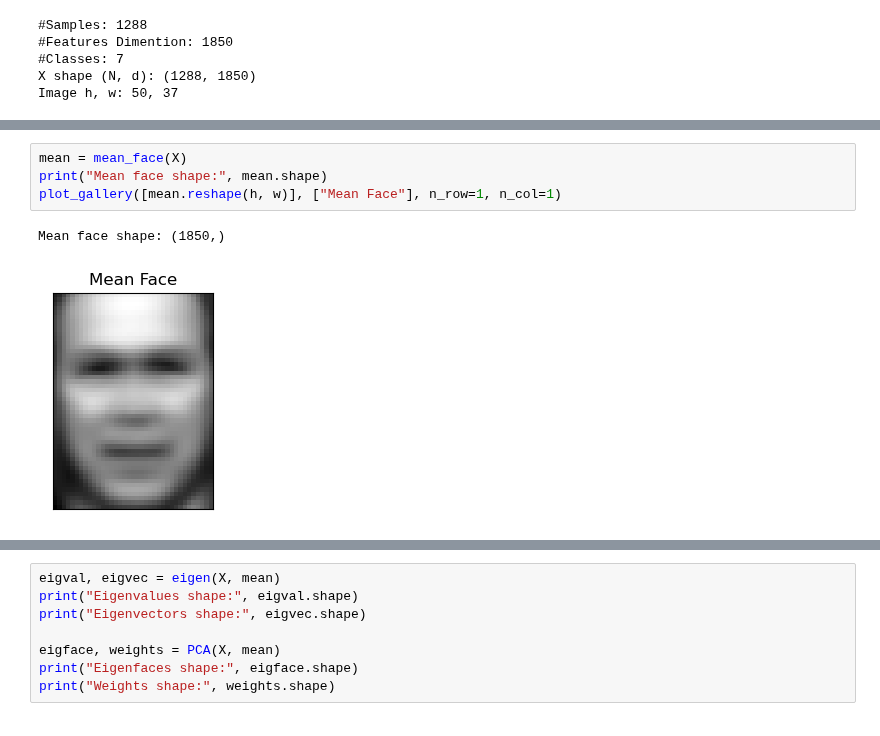
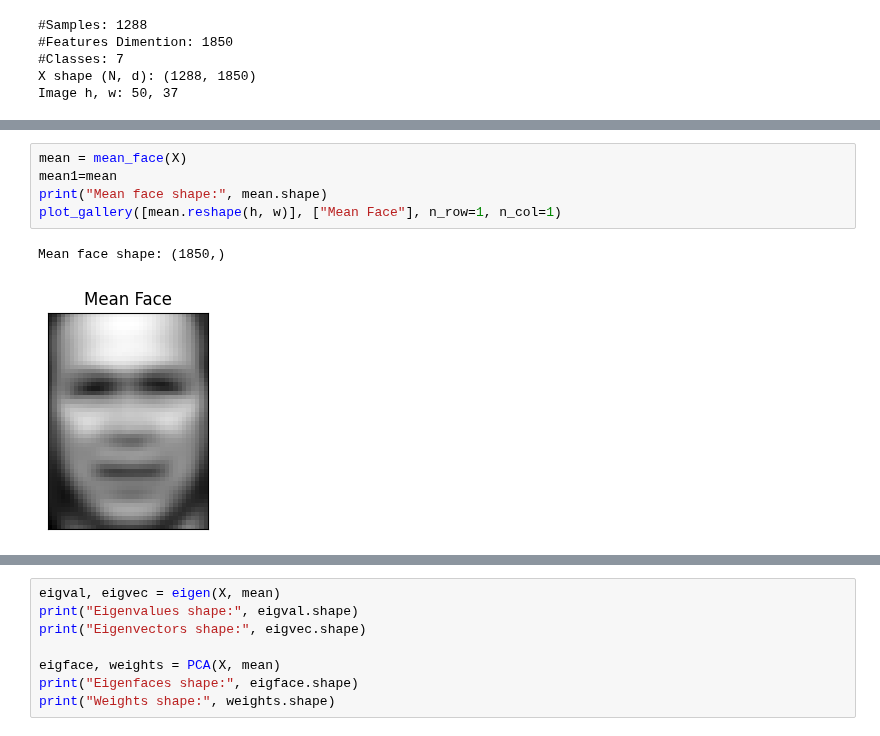
Before and after one commit to HeroLink/comp7404c-eigenfaces, a Jupyter notebook: jupyter/eigenfaces.ipynb, the cells around one changed output, grey strips where cells are left out. Cells and saved outputs as stored; diff of their text form.

```diff
--- a/jupyter/eigenfaces.ipynb
+++ b/jupyter/eigenfaces.ipynb
@@ -79,11 +79,12 @@ plot_gallery(images, target_names[y[idx]], n_row=2, n_col=6)
 [figure]
 # %%
 mean = mean_face(X)
+mean1=mean
 print("Mean face shape:", mean.shape)
 plot_gallery([mean.reshape(h, w)], ["Mean Face"], n_row=1, n_col=1)
 # %% [output]
 Mean face shape: (1850,)
-[figure, old version]
+[figure, new version]
 # %%
 # Standardize features
 scaler = StandardScaler()
```
Also changed, not shown: parts of 11 cells of this notebook.
